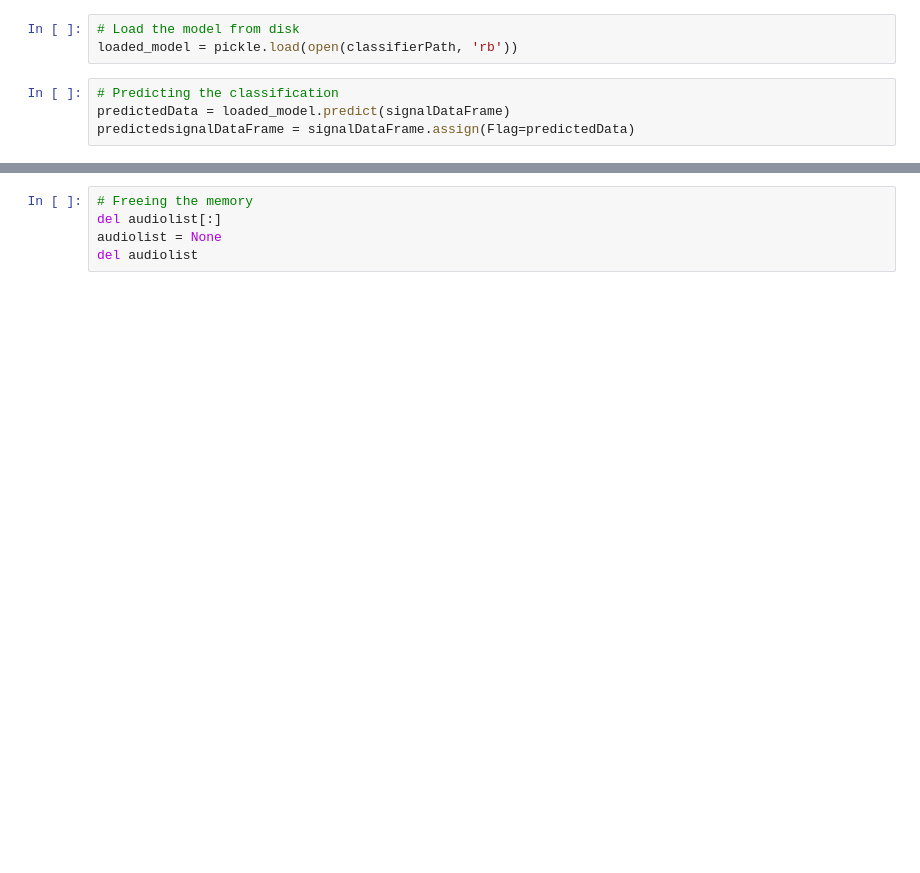
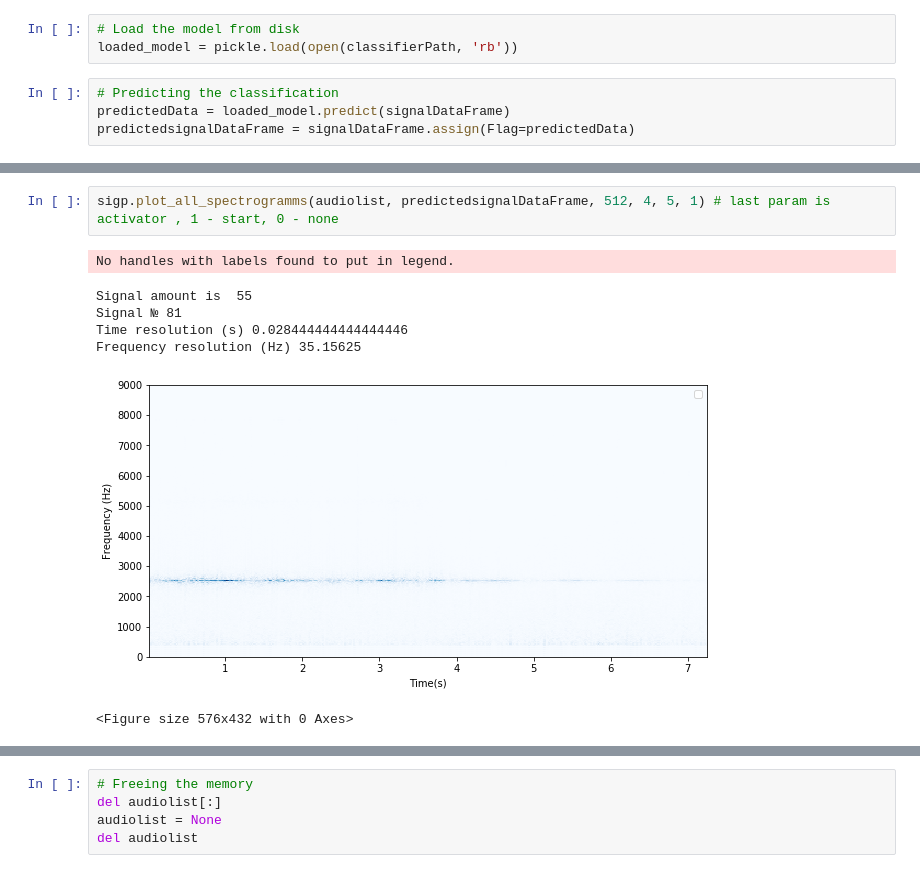
Before and after one commit to Waclaw-Nietzsche/Diploma, a Jupyter notebook: Classifier/BibaryClassifier_Test.ipynb, the cells around one changed output, grey strips where cells are left out. Saved outputs shown, nothing was run; the diff lists cells and outputs as text; blank space fills up the shorter version.

```diff
--- a/Classifier/BibaryClassifier_Test.ipynb
+++ b/Classifier/BibaryClassifier_Test.ipynb
@@ -69 +61,11 @@ sigp.plot_all_spectrogramms(audiolist, dd, 256)
+# %%
+sigp.plot_all_spectrogramms(audiolist, predictedsignalDataFrame, 512, 4, 5, 1) # last param is activator , 1 - start, 0 - none
+# %% [output]
+No handles with labels found to put in legend.
+Signal amount is  55
+Signal № 81
+Time resolution (s) 0.028444444444444446
+Frequency resolution (Hz) 35.15625
+[figure, added]
+<Figure size 576x432 with 0 Axes>
 # %%
```
Also changed, not shown: parts of 9 cells of this notebook, 6 other files.
